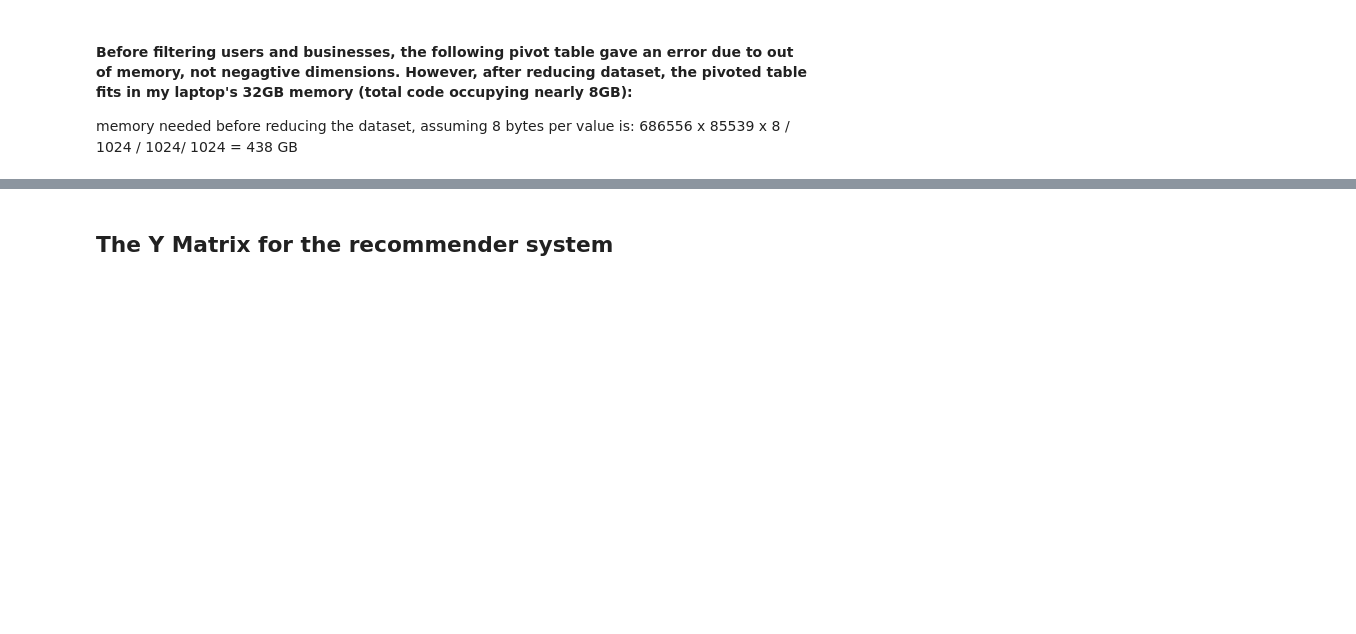
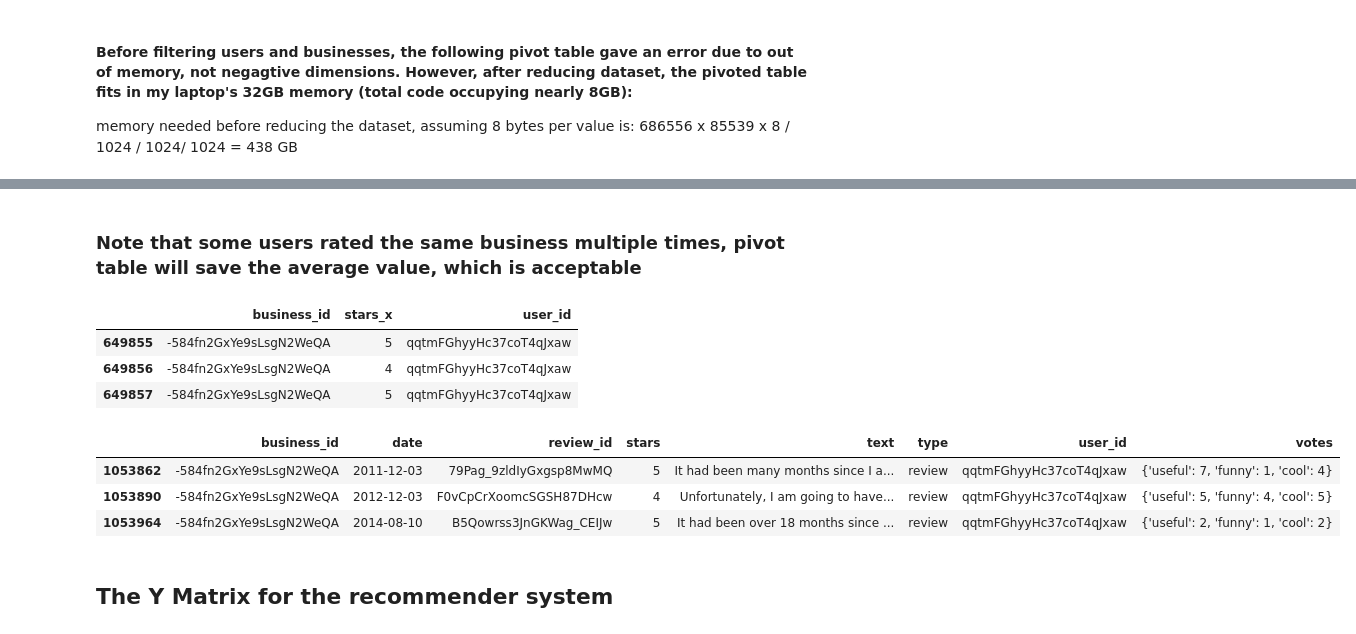
Before and after one commit to Sandy4321/yelp-recommender-system, a Jupyter notebook: Recommender System.ipynb, the cells around one changed output, grey strips where cells are left out. Cells and saved outputs as stored; diff of their text form; code cells hidden in the pictures; blank space fills up the shorter version.

```diff
--- a/Recommender System.ipynb
+++ b/Recommender System.ipynb
@@ -4,8 +4,8 @@
 import pandas as pd
 import numpy as np
 # %%
-with open('yelp_dataset/yelp_academic_dataset_tip.json') as file:
-        tip = pd.read_json(file, lines = True)
+# with open('yelp_dataset/yelp_academic_dataset_tip.json') as file:
+#         tip = pd.read_json(file, lines = True)
 # %%
 with open('yelp_dataset/yelp_academic_dataset_review.json') as file:
         review = pd.read_json(file, lines = True)
@@ -111,4 +166,20 @@ user_id        4878920
 dtype: int64
+# %% [markdown]
+### Note that some users rated the same business multiple times, pivot table will save the average value, which is acceptable
+# %%
+rev_biz_usr[(rev_biz_usr.business_id == '-584fn2GxYe9sLsgN2WeQA') & (rev_biz_usr.user_id == 'qqtmFGhyyHc37coT4qJxaw')]
+# %% [output]
+|  | business_id | stars_x | user_id |
+| 649855 | -584fn2GxYe9sLsgN2WeQA | 5 | qqtmFGhyyHc37coT4qJxaw |
+| 649856 | -584fn2GxYe9sLsgN2WeQA | 4 | qqtmFGhyyHc37coT4qJxaw |
+| 649857 | -584fn2GxYe9sLsgN2WeQA | 5 | qqtmFGhyyHc37coT4qJxaw |
+# %%
+review[(review.business_id == '-584fn2GxYe9sLsgN2WeQA') & (review.user_id == 'qqtmFGhyyHc37coT4qJxaw')]
+# %% [output]
+|  | business_id | date | review_id | stars | text | type | user_id | votes |
+| 1053862 | -584fn2GxYe9sLsgN2WeQA | 2011-12-03 | 79Pag_9zldIyGxgsp8MwMQ | 5 | It had been many months since I a... | review | qqtmFGhyyHc37coT4qJxaw | {'useful': 7, 'funny': 1, 'cool': 4} |
+| 1053890 | -584fn2GxYe9sLsgN2WeQA | 2012-12-03 | F0vCpCrXoomcSGSH87DHcw | 4 | Unfortunately, I am going to have... | review | qqtmFGhyyHc37coT4qJxaw | {'useful': 5, 'funny': 4, 'cool': 5} |
+| 1053964 | -584fn2GxYe9sLsgN2WeQA | 2014-08-10 | B5Qowrss3JnGKWag_CEIJw | 5 | It had been over 18 months since ... | review | qqtmFGhyyHc37coT4qJxaw | {'useful': 2, 'funny': 1, 'cool': 2} |
 # %% [markdown]
 ## The Y Matrix for the recommender system
 # %% [markdown]
```
Also changed, not shown: parts of 94 cells of this notebook.
